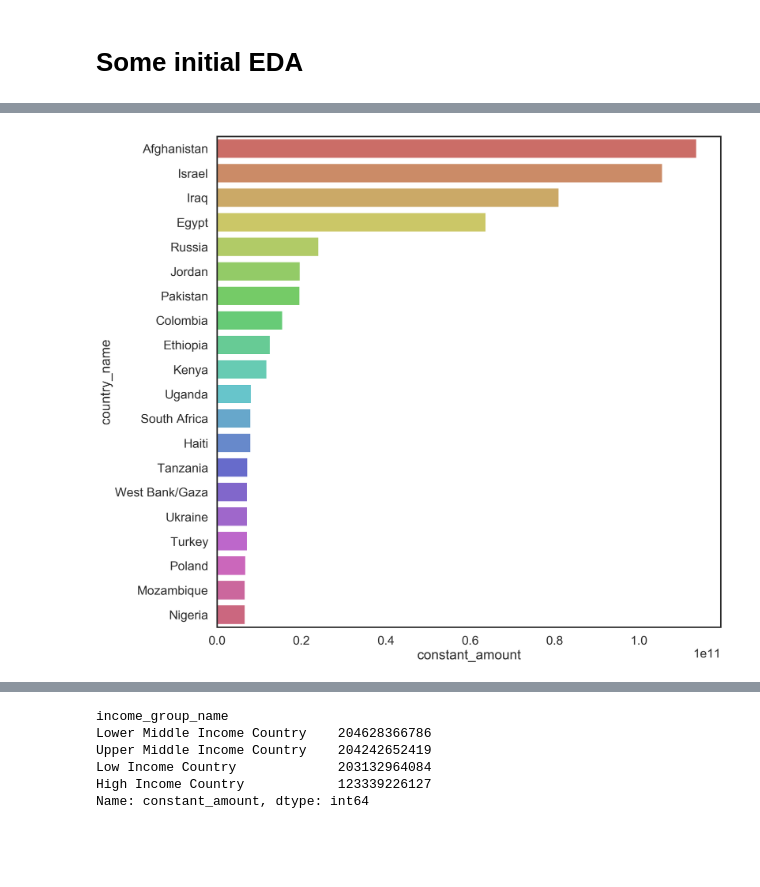
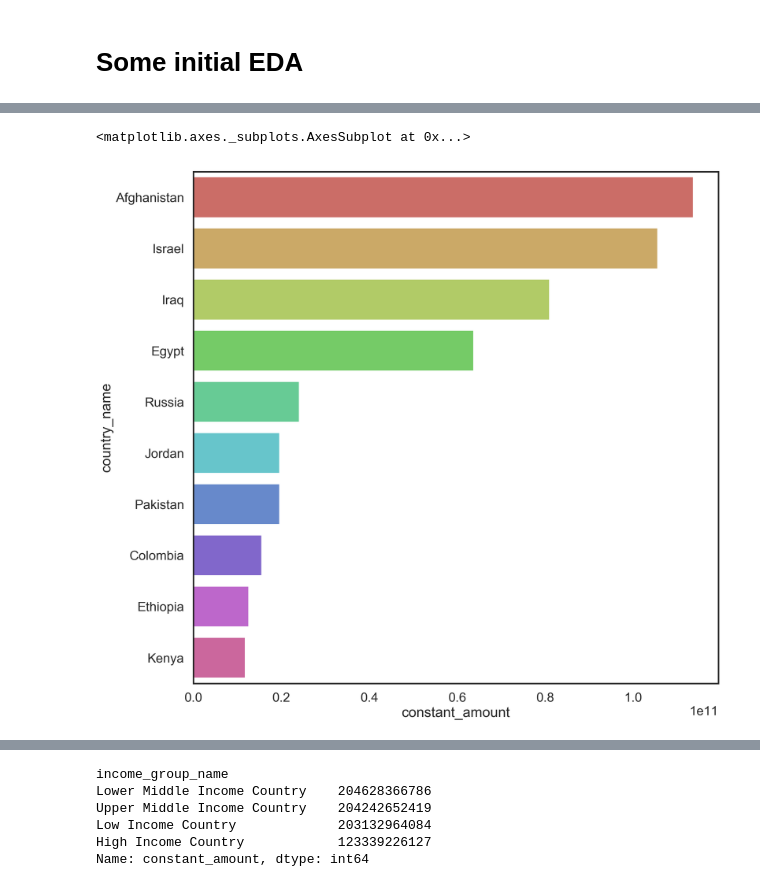
Before and after one commit to geneveeves/Metis_Project5, a Jupyter notebook: 03_Project5_EDA_AllData.ipynb, the cells around one changed output, grey strips where cells are left out. Cells and saved outputs as stored; diff of their text form; code cells hidden in the pictures; blank space fills up the shorter version.

```diff
--- a/03_Project5_EDA_AllData.ipynb
+++ b/03_Project5_EDA_AllData.ipynb
@@ -170,7 +174,8 @@ df = df.groupby(['country_name',
                  'HDI_Change',
                  'assistance_category_name',
                  'implementing_agency_name',
-                 'USG_sector_name']
+                 'dac_category_name',
+                 'dac_sector_name']
                ).agg({'constant_amount': 'sum'})
 
 df = df.reset_index()
@@ -210,6 +301,7 @@ df.to_csv('./all_data.csv')
 # %%
 # Take a look at which countries the US has given the most aid to from 1990-2017
 # Dollar amounts are in 2016 USD
-top_20 = df.groupby('country_name').sum().sort_values(
-    'constant_amount', ascending = False)['constant_amount'].head(20)
-top_20 = top_20.reset_index()
+top_10 = df.groupby('country_name').sum().sort_values(
+    'constant_amount', ascending = False)['constant_amount'].head(10)
+top_10 = top_10.reset_index()
+top_10
@@ -216,7 +320,8 @@ top_20 = top_20.reset_index()
 # %%
 plt.figure(figsize=(16, 16))
 sns.set_context("poster")
-sns.barplot(x='constant_amount', y='country_name', data=top_20, palette="hls")
-plt.savefig('top_20_countries.png', bbox_inches = 'tight');
+sns.barplot(x='constant_amount', y='country_name', data=top_10, palette="hls")
+#plt.savefig('top_20_countries.png', bbox_inches = 'tight');
 # %% [output]
+<matplotlib.axes._subplots.AxesSubplot at 0x...>
-[figure, old version]
+[figure, new version]
```
Also changed, not shown: parts of 22 cells of this notebook, 6 other files.
